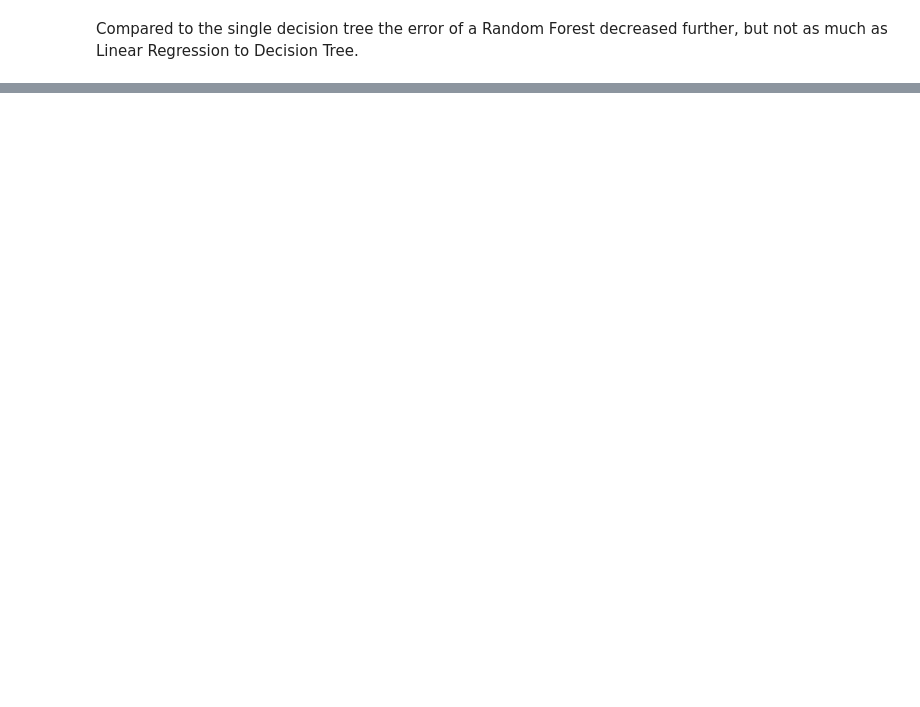
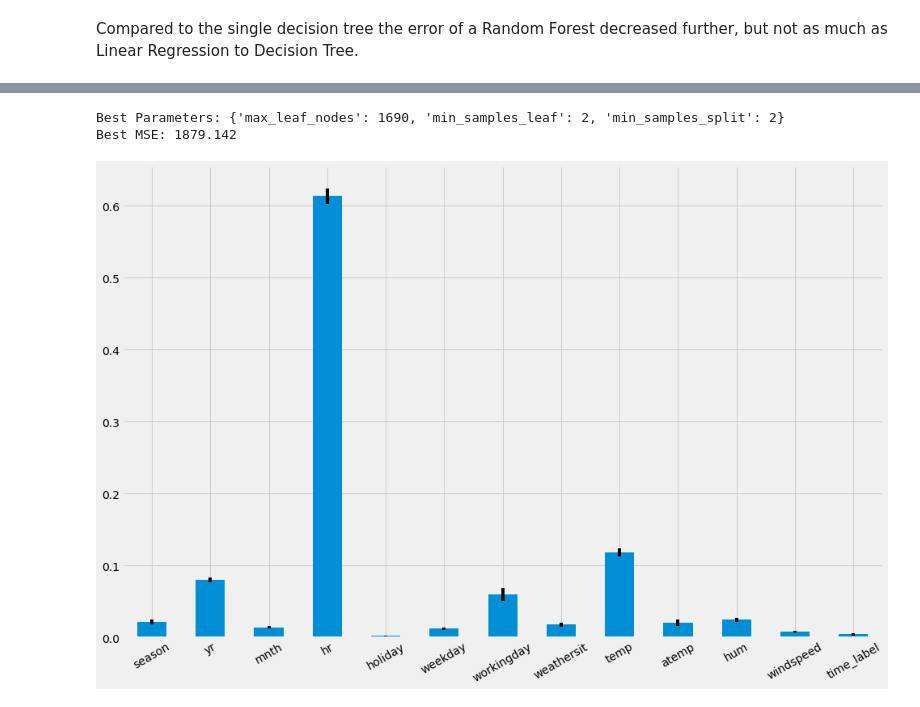
Before and after one commit to chouwwa/Predicting-Bicycle-Rentals, a Jupyter notebook: Predicting Bicycle Rentals.ipynb, the cells around one changed output, grey strips where cells are left out. Cells and saved outputs as stored; diff of their text form; code cells hidden in the pictures; blank space fills up the shorter version.

```diff
--- a/Predicting Bicycle Rentals.ipynb
+++ b/Predicting Bicycle Rentals.ipynb
@@ -336,0 +346,9 @@ Index(['season', 'yr', 'mnth', 'hr', 'holiday', 'weekday', 'workingday',
+# %%
+best_params, best_est, cv_results = joblib.load(best_file)
+best_rfr = joblib.load(pickle_file)
+# %%
+importances = pd.Series(best_est.feature_importances_, index=best_est.feature_names_in_)
+std = pd.Series(np.array([tree.feature_importances_ for tree in best_est.estimators_]).std(axis=0),
+index=best_est.feature_names_in_
+)
+importances.sort_values(ascending=False)
@@ -336,0 +370,13 @@ Index(['season', 'yr', 'mnth', 'hr', 'holiday', 'weekday', 'workingday',
+# %%
+print('Best Parameters: {}'.format(best_params))
+print('Best MSE: {:.3f}'.format(-best_rfr.best_score_))
+# %% [output]
+Best Parameters: {'max_leaf_nodes': 1690, 'min_samples_leaf': 2, 'min_samples_split': 2}
+Best MSE: 1879.142
+# %%
+fig, ax = plt.subplots(figsize=(15,10))
+importances.plot.bar(yerr=std, ax=ax, rot=30)
+
+plt.show()
+# %% [output]
+[figure, added]
```
Also changed, not shown: parts of 19 cells of this notebook, 6 other files.
